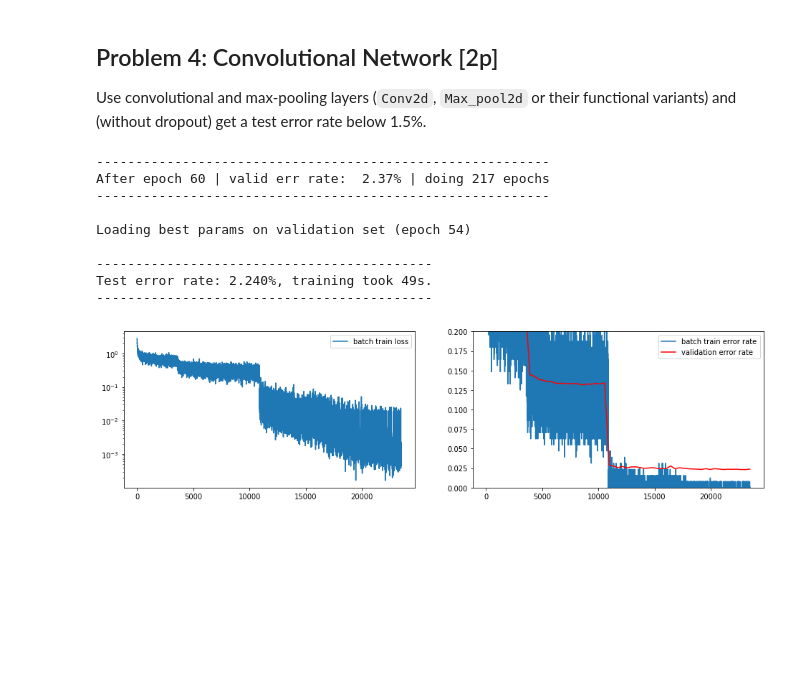
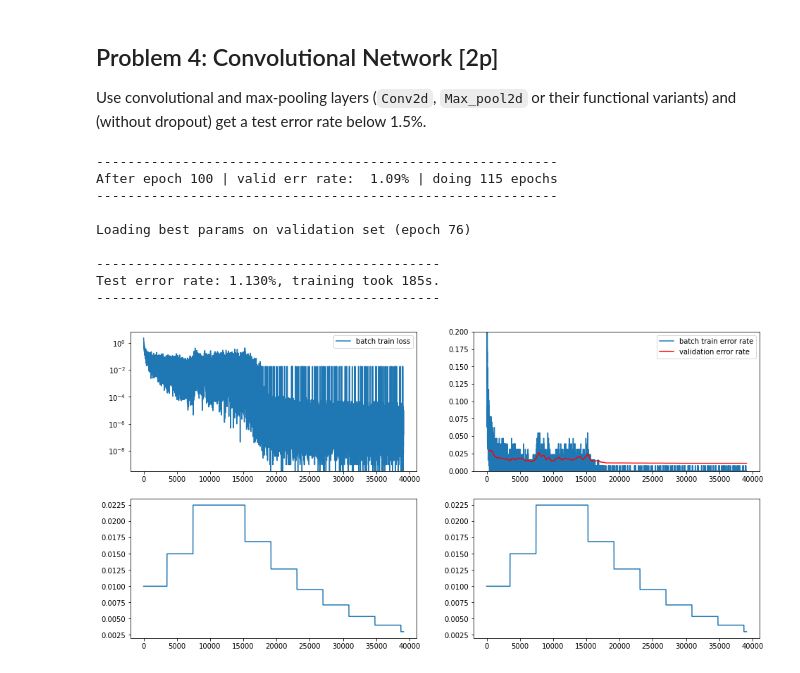
Before and after one commit to AdrianUrbanski/DL, a Jupyter notebook: Assignment2.ipynb, the cells around one changed output. Cells and saved outputs as stored; diff of their text form; code cells hidden in the pictures; blank space fills up the shorter version.

```diff
--- a/Assignment2.ipynb
+++ b/Assignment2.ipynb
@@ -348,19 +348,27 @@ def compute_error_rate(model, data_loader, device="cpu"):
 
 def plot_history(history):
     """Helper to plot the trainig progress over time."""
-    plt.figure(figsize=(16, 4))
-    plt.subplot(1, 2, 1)
+    plt.figure(figsize=(16, 8))
+    plt.subplot(2, 2, 1)
     train_loss = np.array(history["train_losses"])
     plt.semilogy(np.arange(train_loss.shape[0]), train_loss, label="batch train loss")
     plt.legend()
 
-    plt.subplot(1, 2, 2)
+    plt.subplot(2, 2, 2)
     train_errs = np.array(history["train_errs"])
     plt.plot(np.arange(train_errs.shape[0]), train_errs, label="batch train error rate")
     val_errs = np.array(history["val_errs"])
     plt.plot(val_errs[:, 0], val_errs[:, 1], label="validation error rate", color="r")
     plt.ylim(0, 0.20)
     plt.legend()
+
+    plt.subplot(2, 2, 3)
+    learning_rate = np.array(history["alpha"])
+    plt.plot(learning_rate)
+
+    plt.subplot(2, 2, 4)
+    learning_rate = np.array(history["alpha"])
+    plt.plot(learning_rate)
 # %% [markdown]
 ## Data loading
 
@@ -554,7 +555,7 @@ def SGD(
     epoch = 0
     best_params = None
     best_val_err = np.inf
-    history = {"train_losses": [], "train_errs": [], "val_errs": []}
+    history = {"train_losses": [], "train_errs": [], "val_errs": [], "alpha": [],}
     print("Training the model!")
     print("Interrupt at any time to evaluate the best validation model so far.")
     try:
@@ -569,11 +570,11 @@ def SGD(
             # DONE: You can implement learning rate control here (it is updated
             # once per epoch), or below in the loop over minibatches.
             #
-            if epoch in [10, 25, 40]:
-                alpha *= 2
+            if epoch in [10, 20]:
+                alpha *= 1.5
 
-            if epoch > 40 and np.mod(epoch, 30) == 0:
-                alpha *= 0.5
+            if epoch > 30 and np.mod(epoch, 20) == 0:
+                alpha *= 0.75
 
             for x, y in data_loaders["train"]:
                 x = x.to(device)
@@ -588,6 +589,7 @@ def SGD(
 
                 history["train_losses"].append(loss.item())
                 history["train_errs"].append(batch_err_rate)
+                history["alpha"].append(alpha)
 
                 # disable gradient computations - we do not want torch to
                 # backpropagate through the gradient application!
@@ -795,16 +742,9 @@ Use convolutional and max-pooling layers (`Conv2d`, `Max_pool2d` or their functi
 class Model(nn.Module):
     def __init__(self, *args, **kwargs):
         super(Model, self).__init__()
-        self.features = nn.Sequential(
-            nn.Conv2d(1, 128, 28),
-            nn.ReLU(),
-            nn.MaxPool2d(kernel_size=1, stride=2),
-        )
         self.layers = nn.Sequential(*args, **kwargs)
 
     def forward(self, X):
-        X = self.features(X)
-        X = X.view(X.size(0), -1)
         return self.layers.forward(X)
 
     def loss(self, Out, Targets):
@@ -812,43 +752,47 @@ class Model(nn.Module):
 
 
 model = Model(
-    nn.Linear(128, 1000),
+    nn.Conv2d(1, 5, 3),
+    nn.MaxPool2d(kernel_size=2),
+    nn.Conv2d(5, 5, 4),
+    nn.MaxPool2d(kernel_size=2),
+    nn.Flatten(),
+    nn.Linear(5*5*5, 1000),
     nn.ReLU(),
     nn.Linear(1000, 10),
     nn.ReLU(),
     )
 
 with torch.no_grad():
     # Initialize parameters
     for name, p in model.named_parameters():
         if "weight" in name:
             a = np.sqrt(12/(28*28 + 10)) # 3/(1/2)*(fan_in+fan_out)/2
             p.uniform_(-a, a)
         elif "bias" in name:
             p.zero_()
         else:
             raise ValueError('Unknown parameter name "%s"' % name)
 
 # On GPU enabled devices set device='cuda' else set device='cpu'
 t_start = time.time()
-SGD(model, mnist_loaders, alpha=2e-3, max_num_epochs=200, epsilon=0.95, decay=1e-4,
-    patience_expansion=4, device="cuda")
-
+SGD(model, mnist_loaders, alpha=1e-2, max_num_epochs=100, epsilon=0.95, decay=1e-5,
+    num_epochs=50, device="cuda")
 
 test_err_rate = compute_error_rate(model, mnist_loaders["test"])
 m = (
     f"Test error rate: {test_err_rate * 100.0:.3f}%, "
     f"training took {time.time() - t_start:.0f}s."
 )
 print("{0}\n{1}\n{0}".format("-" * len(m), m))
 # %% [output]
-----------------------------------------------------------
-After epoch 60 | valid err rate:  2.37% | doing 217 epochs
-----------------------------------------------------------
+-----------------------------------------------------------
+After epoch 100 | valid err rate:  1.09% | doing 115 epochs
+-----------------------------------------------------------
 
-Loading best params on validation set (epoch 54)
+Loading best params on validation set (epoch 76)
 
--------------------------------------------
-Test error rate: 2.240%, training took 49s.
--------------------------------------------
+--------------------------------------------
+Test error rate: 1.130%, training took 185s.
+--------------------------------------------
-[figure, old version]
+[figure, new version]
```
Also changed, not shown: parts of 9 cells of this notebook.
